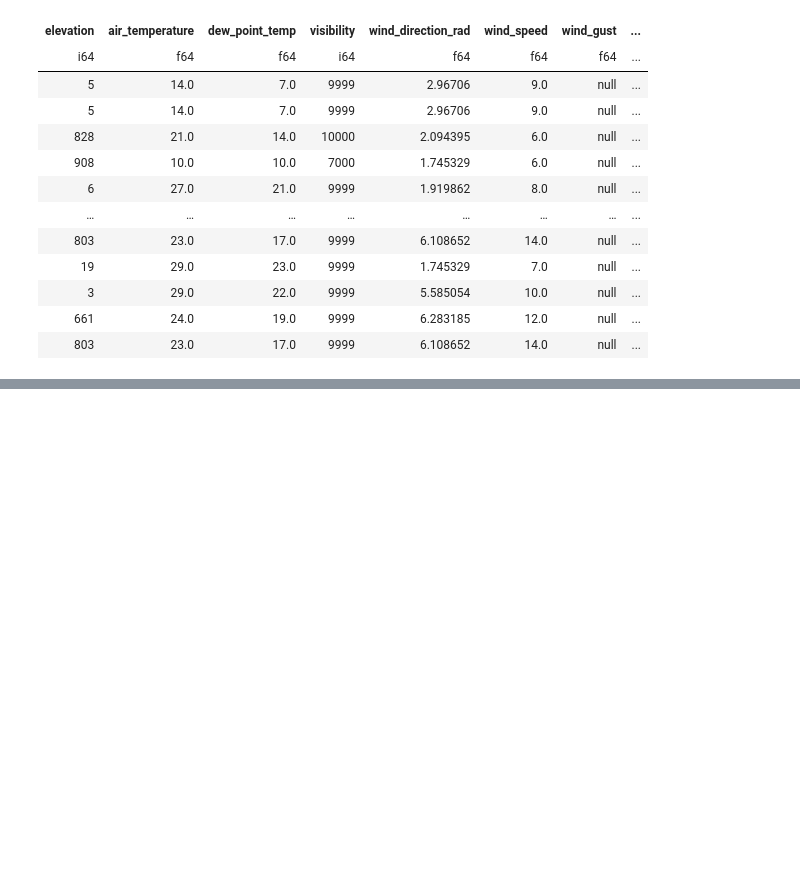
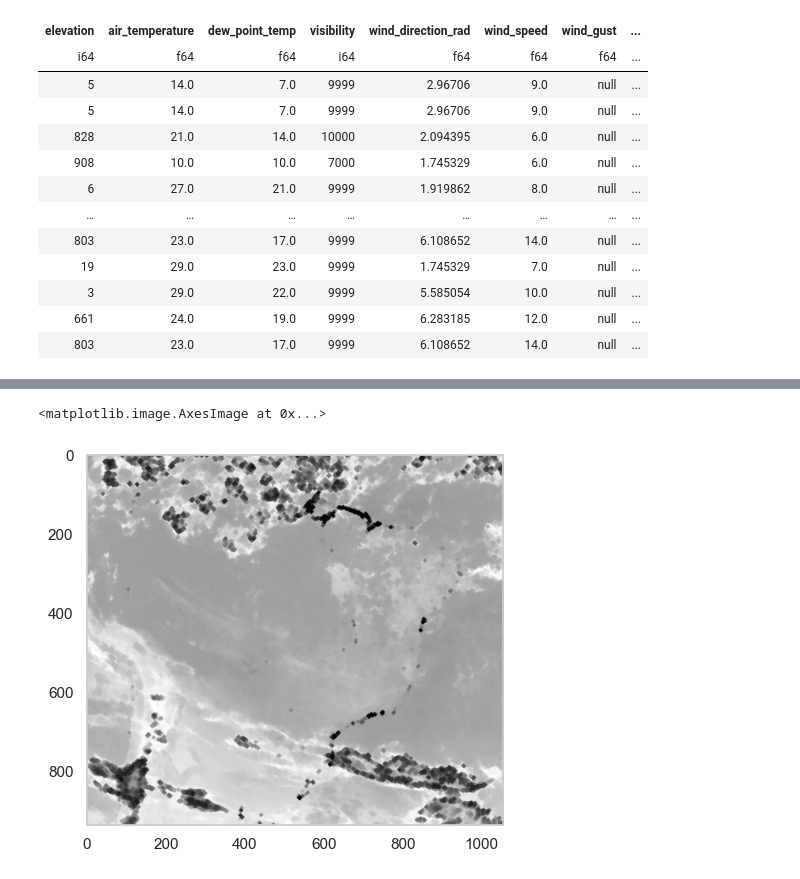
Before and after one commit to booleangabs/dsc_wait_prediction, a Jupyter notebook: notebooks/1.0-jgpt-initial-data-exploration.ipynb, the cells around one changed output, grey strips where cells are left out. Saved outputs shown, nothing was run; the diff lists cells and outputs as text; code cells hidden in the pictures; blank space fills up the shorter version.

```diff
--- a/notebooks/1.0-jgpt-initial-data-exploration.ipynb
+++ b/notebooks/1.0-jgpt-initial-data-exploration.ipynb
@@ -293,0 +388,7 @@ shape: (211_679, 18)
+# %%
+map = cv2.morphologyEx(map, cv2.MORPH_CLOSE, kernel=cv2.getStructuringElement(cv2.MORPH_ELLIPSE, (3, 3)), iterations=2)
+map = cv2.morphologyEx(map, cv2.MORPH_ERODE, kernel=cv2.getStructuringElement(cv2.MORPH_ELLIPSE, (3, 3)), iterations=3)
+plt.imshow(map, cmap="gray")
+# %% [output]
+<matplotlib.image.AxesImage at 0x...>
+[figure, added]
```
Also changed, not shown: parts of 42 cells of this notebook, 30 other files.
